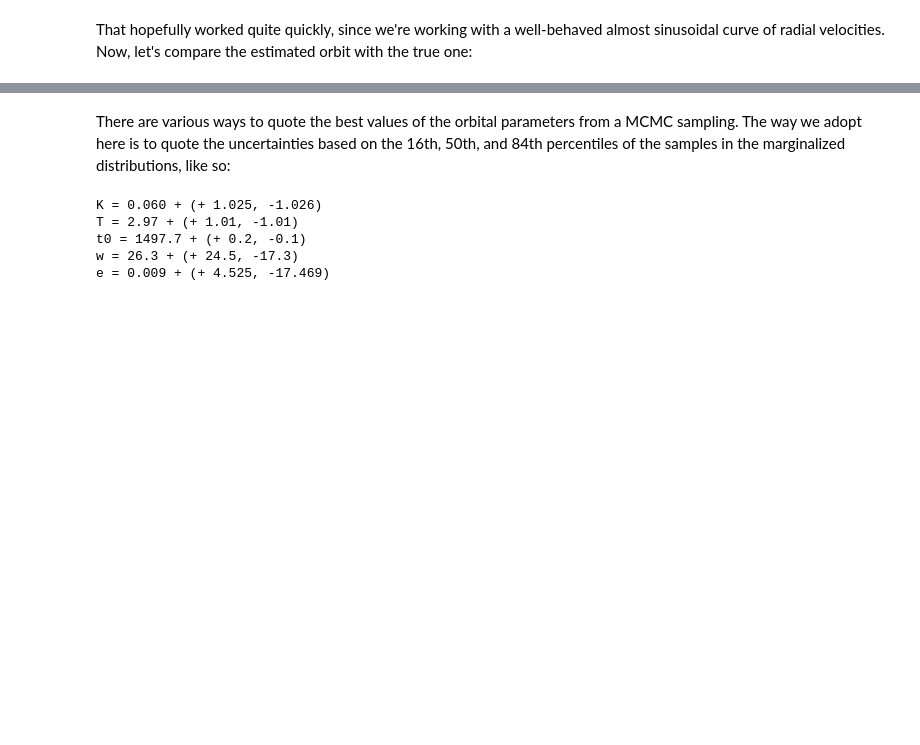
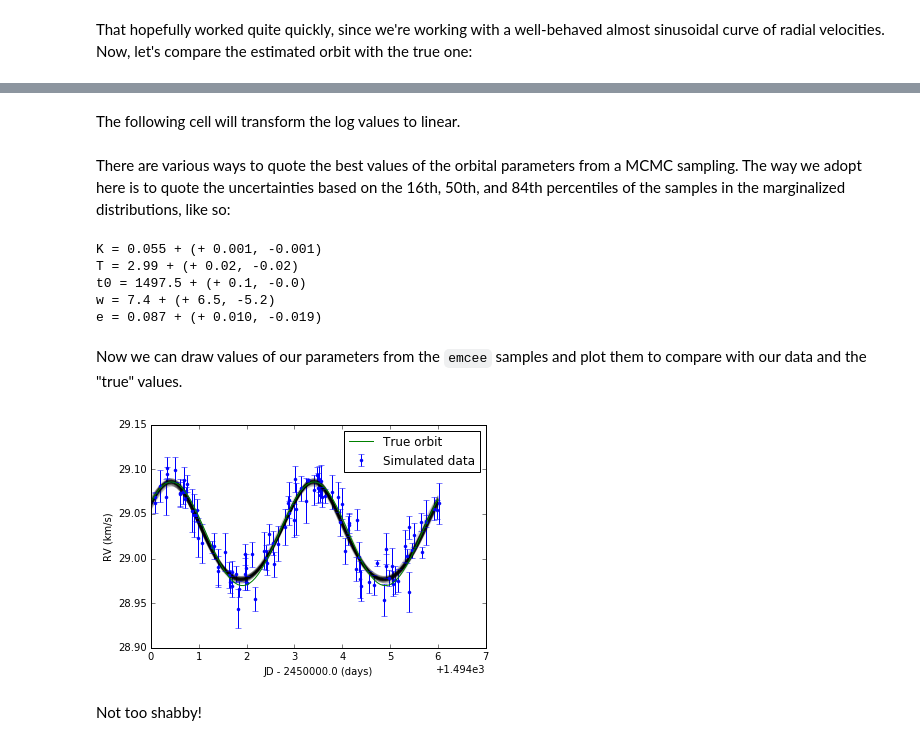
Before and after one commit to Eapj3/radial_, a Jupyter notebook: usage_example.ipynb, the cells around one changed output, grey strips where cells are left out. Drawn from its saved outputs; the diff is of its cells as text; code cells hidden in the pictures; blank space fills up the shorter version.

```diff
--- a/usage_example.ipynb
+++ b/usage_example.ipynb
@@ -169,39 +175,51 @@ Orbital parameters estimation took 34.9317 seconds
+# %% [markdown]
+The following cell will transform the log values to linear.
+# %%
+samples[:,0] = 10 ** samples[:,0]
+samples[:,1] = 10 ** samples[:,1]
+samples[:,4] = 10 ** samples[:,4]
 # %% [markdown]
 There are various ways to quote the best values of the orbital parameters from a MCMC sampling. The way we adopt here is to quote the uncertainties based on the 16th, 50th, and 84th percentiles of the samples in the marginalized distributions, like so:
 # %%
 log_k_mcmc, log_period_mcmc, t0_mcmc, w_mcmc, log_e_mcmc = map(lambda v: np.array([v[1], v[2]-v[1], v[1]-v[0]]),
                              zip(*np.percentile(samples, [16, 50, 84],
                                                 axis=0)))
-k_mcmc = 10 ** log_k_mcmc
-period_mcmc = 10 ** log_period_mcmc
-e_mcmc = 10 ** log_e_mcmc
-print('K = %.3f + (+ %.3f, -%.3f)' % (k_mcmc[0], k_mcmc[1], k_mcmc[2]))
-print('T = %.2f + (+ %.2f, -%.2f)' % (period_mcmc[0], period_mcmc[1], period_mcmc[2]))
+#k_mcmc = 10 ** log_k_mcmc
+#period_mcmc = 10 ** log_period_mcmc
+#e_mcmc = 10 ** log_e_mcmc
+print('K = %.3f + (+ %.3f, -%.3f)' % (log_k_mcmc[0], log_k_mcmc[1], log_k_mcmc[2]))
+print('T = %.2f + (+ %.2f, -%.2f)' % (log_period_mcmc[0], log_period_mcmc[1], log_period_mcmc[2]))
 print('t0 = %.1f + (+ %.1f, -%.1f)' % (t0_mcmc[0], t0_mcmc[1], t0_mcmc[2]))
 print('w = %.1f + (+ %.1f, -%.1f)' % (w_mcmc[0], w_mcmc[1], w_mcmc[2]))
-print('e = %.3f + (+ %.3f, -%.3f)' % (e_mcmc[0], e_mcmc[1], e_mcmc[2]))
+print('e = %.3f + (+ %.3f, -%.3f)' % (log_e_mcmc[0], log_e_mcmc[1], log_e_mcmc[2]))
 # %% [output]
-K = 0.060 + (+ 1.025, -1.026)
-T = 2.97 + (+ 1.01, -1.01)
-t0 = 1497.7 + (+ 0.2, -0.1)
-w = 26.3 + (+ 24.5, -17.3)
-e = 0.009 + (+ 4.525, -17.469)
+K = 0.055 + (+ 0.001, -0.001)
+T = 2.99 + (+ 0.02, -0.02)
+t0 = 1497.5 + (+ 0.1, -0.0)
+w = 7.4 + (+ 6.5, -5.2)
+e = 0.087 + (+ 0.010, -0.019)
+# %% [markdown]
+Now we can draw values of our parameters from the `emcee` samples and plot them to compare with our data and the "true" values.
 # %%
-HD83443_est = kepler.BinarySystem(log_k=params_ml[0],
-                                  log_period=params_ml[1],
-                                  t0=params_ml[2],
-                                  w=params_ml[3],
-                                  log_e=params_ml[4],
-                                  vz=vz)
-
-rv_est = HD83443_est.get_rvs(nt=nt, ts=ts)
+for _K, _T, _t0, _w, _e in samples[np.random.randint(len(samples), size=100)]:
+    orbit_est = kepler.BinarySystem(log_k=np.log10(_K),
+                                    log_period=np.log10(_T),
+                                    t0=_t0,
+                                    w=_w,
+                                    log_e=np.log10(_e),
+                                    vz=vz)
+    rv_est = orbit_est.get_rvs(nt=nt, ts=ts)
+    plt.plot(ts, rv_est, color="k", alpha=0.1)
 
 # Plotting the results
 plt.errorbar(t_d, rv_d, fmt='.', yerr=rv_derr, label="Simulated data")
 plt.plot(ts, rvs, label="True orbit")
-plt.plot(ts, rv_est, label="Estimated orbit")
 plt.plot()
 plt.xlabel('JD - 2450000.0 (days)')
 plt.ylabel('RV (km/s)')
 plt.legend(numpoints=1)
 plt.show()
+# %% [output]
+[figure, added]
+# %% [markdown]
+Not too shabby!
```
Also changed, not shown: parts of 9 cells of this notebook.
